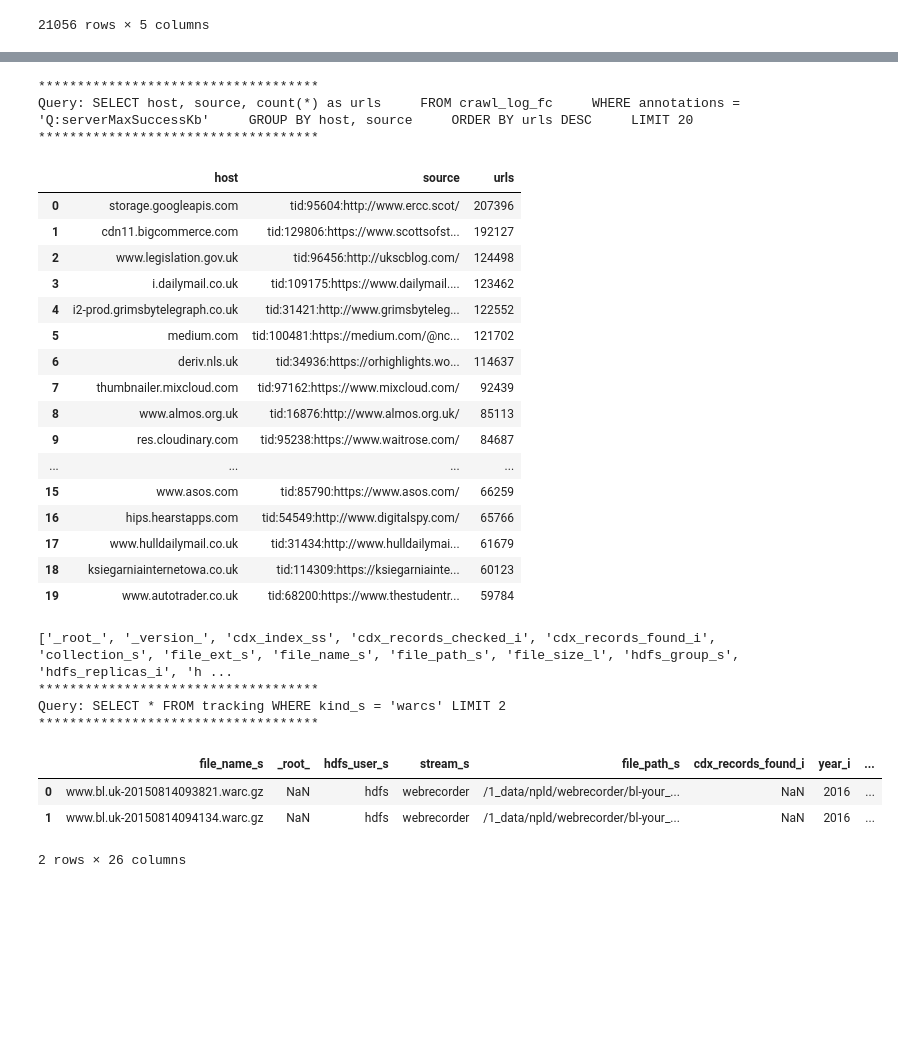
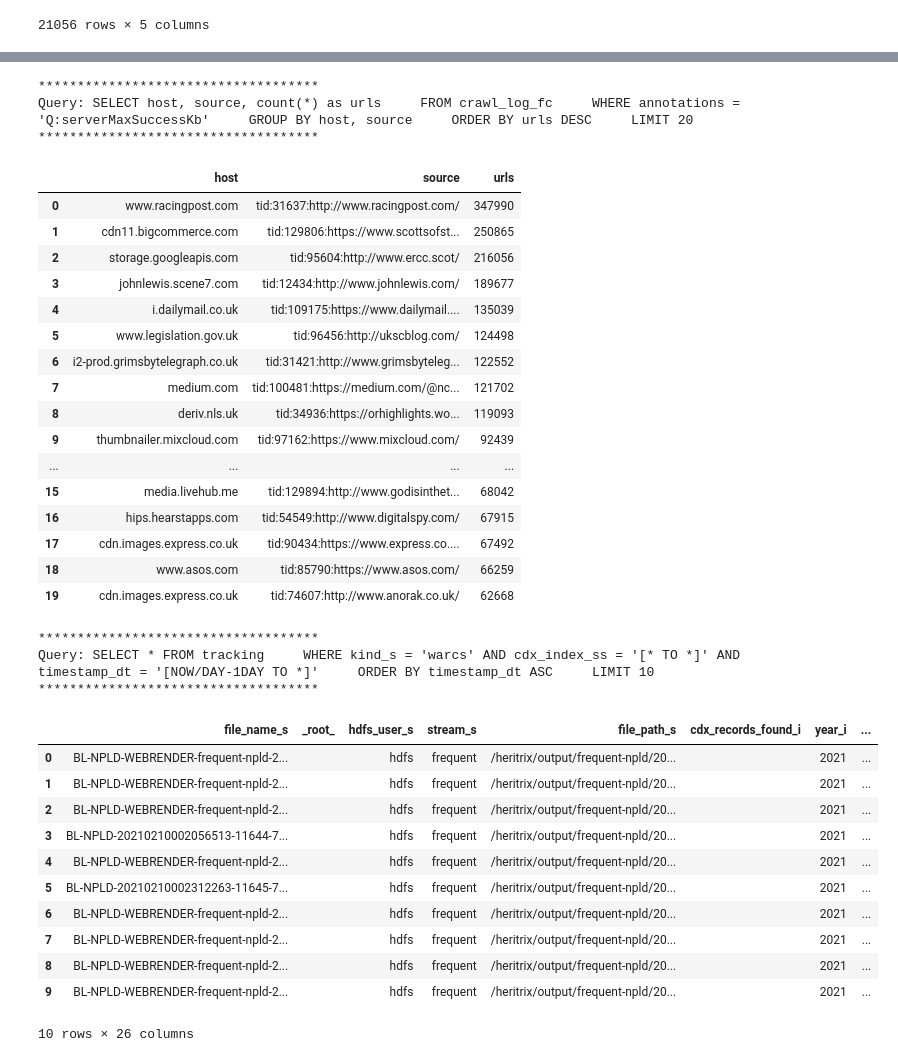
Before and after one commit to ukwa/ukwa-notebook-apps, a Jupyter notebook: solr/solr-sql.ipynb, the cells around one changed output, grey strips where cells are left out. Cells and saved outputs as stored; diff of their text form; code cells hidden in the pictures; blank space fills up the shorter version.

```diff
--- a/solr/solr-sql.ipynb
+++ b/solr/solr-sql.ipynb
@@ -155,5 +121,5 @@ Query: SELECT * FROM crawl_log_fc WHERE mimetype LIKE 'image/*' ORDER BY `log_ti
 # %%
-logs.query(
+df = logs.query(
     "SELECT host, source, count(*) as urls \
     FROM crawl_log_fc \
     WHERE annotations = 'Q:serverMaxSuccessKb' \
@@ -161,40 +127,54 @@ logs.query(
     ORDER BY urls DESC \
     LIMIT 20"
 )
+
+display_enhanced(df)
 # %% [output]
 ************************************
 Query: SELECT host, source, count(*) as urls     FROM crawl_log_fc     WHERE annotations = 'Q:serverMaxSuccessKb'     GROUP BY host, source     ORDER BY urls DESC     LIMIT 20
 ************************************
 |  | host | source | urls |
-| 0 | storage.googleapis.com | tid:95604:http://www.ercc.scot/ | 207396 |
-| 1 | cdn11.bigcommerce.com | tid:129806:https://www.scottsofst... | 192127 |
-| 2 | www.legislation.gov.uk | tid:96456:http://ukscblog.com/ | 124498 |
-| 3 | i.dailymail.co.uk | tid:109175:https://www.dailymail.... | 123462 |
-| 4 | i2-prod.grimsbytelegraph.co.uk | tid:31421:http://www.grimsbyteleg... | 122552 |
-| 5 | medium.com | tid:100481:https://medium.com/@nc... | 121702 |
-| 6 | deriv.nls.uk | tid:34936:https://orhighlights.wo... | 114637 |
-| 7 | thumbnailer.mixcloud.com | tid:97162:https://www.mixcloud.com/ | 92439 |
-| 8 | www.almos.org.uk | tid:16876:http://www.almos.org.uk/ | 85113 |
-| 9 | res.cloudinary.com | tid:95238:https://www.waitrose.com/ | 84687 |
+| 0 | www.racingpost.com | tid:31637:http://www.racingpost.com/ | 347990 |
+| 1 | cdn11.bigcommerce.com | tid:129806:https://www.scottsofst... | 250865 |
+| 2 | storage.googleapis.com | tid:95604:http://www.ercc.scot/ | 216056 |
+| 3 | johnlewis.scene7.com | tid:12434:http://www.johnlewis.com/ | 189677 |
+| 4 | i.dailymail.co.uk | tid:109175:https://www.dailymail.... | 135039 |
+| 5 | www.legislation.gov.uk | tid:96456:http://ukscblog.com/ | 124498 |
+| 6 | i2-prod.grimsbytelegraph.co.uk | tid:31421:http://www.grimsbyteleg... | 122552 |
+| 7 | medium.com | tid:100481:https://medium.com/@nc... | 121702 |
+| 8 | deriv.nls.uk | tid:34936:https://orhighlights.wo... | 119093 |
+| 9 | thumbnailer.mixcloud.com | tid:97162:https://www.mixcloud.com/ | 92439 |
 | ... | ... | ... | ... |
-| 15 | www.asos.com | tid:85790:https://www.asos.com/ | 66259 |
-| 16 | hips.hearstapps.com | tid:54549:http://www.digitalspy.com/ | 65766 |
-| 17 | www.hulldailymail.co.uk | tid:31434:http://www.hulldailymai... | 61679 |
-| 18 | ksiegarniainternetowa.co.uk | tid:114309:https://ksiegarniainte... | 60123 |
-| 19 | www.autotrader.co.uk | tid:68200:https://www.thestudentr... | 59784 |
+| 15 | media.livehub.me | tid:129894:http://www.godisinthet... | 68042 |
+| 16 | hips.hearstapps.com | tid:54549:http://www.digitalspy.com/ | 67915 |
+| 17 | cdn.images.express.co.uk | tid:90434:https://www.express.co.... | 67492 |
+| 18 | www.asos.com | tid:85790:https://www.asos.com/ | 66259 |
+| 19 | cdn.images.express.co.uk | tid:74607:http://www.anorak.co.uk/ | 62668 |
 # %%
 tracking = SolrSql('solr://solr8.api.wa.bl.uk:80/solr/tracking')
-print(tracking.columns())
+#print(tracking.columns())
 
-sql_df = tracking.query("SELECT * FROM tracking WHERE kind_s = 'warcs' LIMIT 2")
+sql_df = tracking.query(
+    "SELECT * FROM tracking \
+    WHERE kind_s = 'warcs' AND cdx_index_ss = '[* TO *]' AND \
+    timestamp_dt = '[NOW/DAY-1DAY TO *]' \
+    ORDER BY timestamp_dt ASC \
+    LIMIT 10")
 
 sql_df
 # %% [output]
-['_root_', '_version_', 'cdx_index_ss', 'cdx_records_checked_i', 'cdx_records_found_i', 'collection_s', 'file_ext_s', 'file_name_s', 'file_path_s', 'file_size_l', 'hdfs_group_s', 'hdfs_replicas_i', 'h ...
 ************************************
-Query: SELECT * FROM tracking WHERE kind_s = 'warcs' LIMIT 2
+Query: SELECT * FROM tracking     WHERE kind_s = 'warcs' AND cdx_index_ss = '[* TO *]' AND     timestamp_dt = '[NOW/DAY-1DAY TO *]'     ORDER BY timestamp_dt ASC     LIMIT 10
 ************************************
 |  | file_name_s | _root_ | hdfs_user_s | stream_s | file_path_s | cdx_records_found_i | year_i | ... |
-| 0 | www.bl.uk-20150814093821.warc.gz | NaN | hdfs | webrecorder | /1_data/npld/webrecorder/bl-your_... | NaN | 2016 | ... |
-| 1 | www.bl.uk-20150814094134.warc.gz | NaN | hdfs | webrecorder | /1_data/npld/webrecorder/bl-your_... | NaN | 2016 | ... |
+| 0 | BL-NPLD-WEBRENDER-frequent-npld-2... |  | hdfs | frequent | /heritrix/output/frequent-npld/20... |  | 2021 | ... |
+| 1 | BL-NPLD-WEBRENDER-frequent-npld-2... |  | hdfs | frequent | /heritrix/output/frequent-npld/20... |  | 2021 | ... |
+| 2 | BL-NPLD-WEBRENDER-frequent-npld-2... |  | hdfs | frequent | /heritrix/output/frequent-npld/20... |  | 2021 | ... |
+| 3 | BL-NPLD-20210210002056513-11644-7... |  | hdfs | frequent | /heritrix/output/frequent-npld/20... |  | 2021 | ... |
+| 4 | BL-NPLD-WEBRENDER-frequent-npld-2... |  | hdfs | frequent | /heritrix/output/frequent-npld/20... |  | 2021 | ... |
+| 5 | BL-NPLD-20210210002312263-11645-7... |  | hdfs | frequent | /heritrix/output/frequent-npld/20... |  | 2021 | ... |
+| 6 | BL-NPLD-WEBRENDER-frequent-npld-2... |  | hdfs | frequent | /heritrix/output/frequent-npld/20... |  | 2021 | ... |
+| 7 | BL-NPLD-WEBRENDER-frequent-npld-2... |  | hdfs | frequent | /heritrix/output/frequent-npld/20... |  | 2021 | ... |
+| 8 | BL-NPLD-WEBRENDER-frequent-npld-2... |  | hdfs | frequent | /heritrix/output/frequent-npld/20... |  | 2021 | ... |
+| 9 | BL-NPLD-WEBRENDER-frequent-npld-2... |  | hdfs | frequent | /heritrix/output/frequent-npld/20... |  | 2021 | ... |
-2 rows × 26 columns
+10 rows × 26 columns
```
Also changed, not shown: parts of 2 cells of this notebook, 6 other files.
